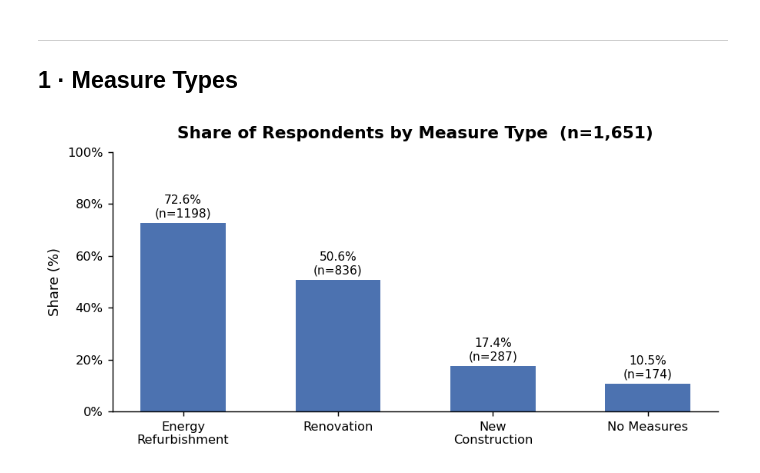
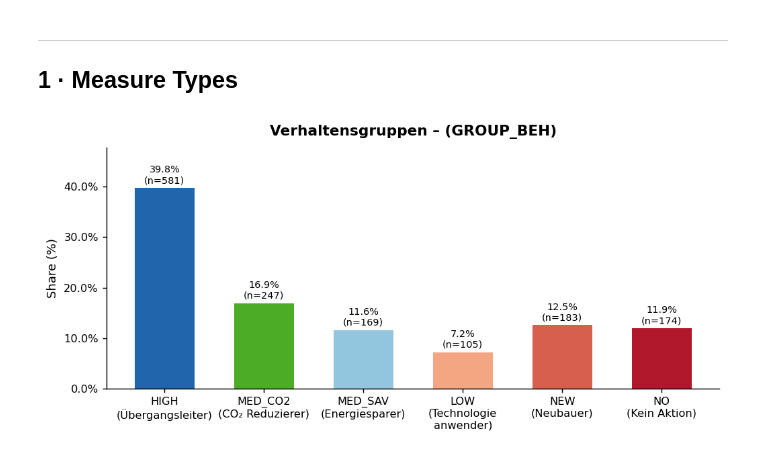
Before and after one commit to c1fff/abm4energie, a Jupyter notebook: analysis/meusure_types.ipynb, the cells around one changed output. Saved outputs shown, nothing was run; the diff lists cells and outputs as text; code cells hidden in the pictures.

Commit message:
edit: jupiter and diagrams; survey_v1.1.json

```diff
--- a/analysis/meusure_types.ipynb
+++ b/analysis/meusure_types.ipynb
@@ -49,28 +49,35 @@ Loaded 1651 records, 143 fields each.
 ---
 ## 1 · Measure Types
 # %%
-# ── 1a: Overview bar — share of respondents per measure type ──────────────────
-meas_fields  = ["MEAS_REF", "MEAS_REN", "MEAS_NEW", "MEAS_NO"]
-meas_labels  = [
-    "Energy\nRefurbishment",
-    "Renovation",
-    "New\nConstruction",
-    "No Measures",
-]
+# ── 1b: Behavioural groups (GROUP_BEH) ────────────────────────────────────────
+group_labels = {
+    "1": "HIGH\n(Übergangsleiter)",
+    "2": "MED_CO2\n(CO₂ Reduzierer)",
+    "3": "MED_SAV\n(Energiesparer)",
+    "4": "LOW\n(Technologie\nanwender)",
+    "5": "NEW\n(Neubauer)",
+    "6": "NO\n(Kein Aktion)",
+}
 
-yes_counts = [sum(1 for r in data if str(r.get(f, '0')) == '1') for f in meas_fields]
-yes_pcts   = pct_of(yes_counts, N)
+grp_raw    = get_field("GROUP_BEH")
+grp_counts = Counter(grp_raw)
+keys       = sorted(grp_counts, key=int)
+labels     = [group_labels[k] for k in keys]
+counts     = [grp_counts[k] for k in keys]
+pcts       = pct_of(counts)
 
-fig, ax = plt.subplots(figsize=(7, 3.5))
-bars = ax.bar(meas_labels, yes_pcts, color=C_MEAS, width=0.55)
-ax.set_title("Share of Respondents by Measure Type  (n=1,651)", pad=10)
+colors_grp = ["#2166ac", "#4dac26", "#92c5de", "#f4a582", "#d6604d", "#b2182b"]
+
+fig, ax = plt.subplots(figsize=(8, 3.8))
+bars = ax.bar(labels, pcts, color=colors_grp, width=0.6)
+ax.set_title("Verhaltensgruppen – (GROUP_BEH)", pad=10)
 ax.set_ylabel("Share (%)")
 ax.yaxis.set_major_formatter(mtick.PercentFormatter())
-ax.set_ylim(0, 100)
-for bar, pct, cnt in zip(bars, yes_pcts, yes_counts):
-    ax.text(bar.get_x() + bar.get_width() / 2, bar.get_height() + 1.5,
-            f"{pct:.1f}%\n(n={cnt})", ha="center", va="bottom", fontsize=8.5)
+ax.set_ylim(0, max(pcts) * 1.2)
+for bar, pct, cnt in zip(bars, pcts, counts):
+    ax.text(bar.get_x() + bar.get_width() / 2, bar.get_height() + 0.5,
+            f"{pct:.1f}%\n(n={cnt})", ha="center", va="bottom", fontsize=8)
 plt.tight_layout()
 plt.show()
 # %% [output]
-[figure, old version]
+[figure, new version]
```
Also changed, not shown: parts of 2 cells of this notebook, 13 other files.
